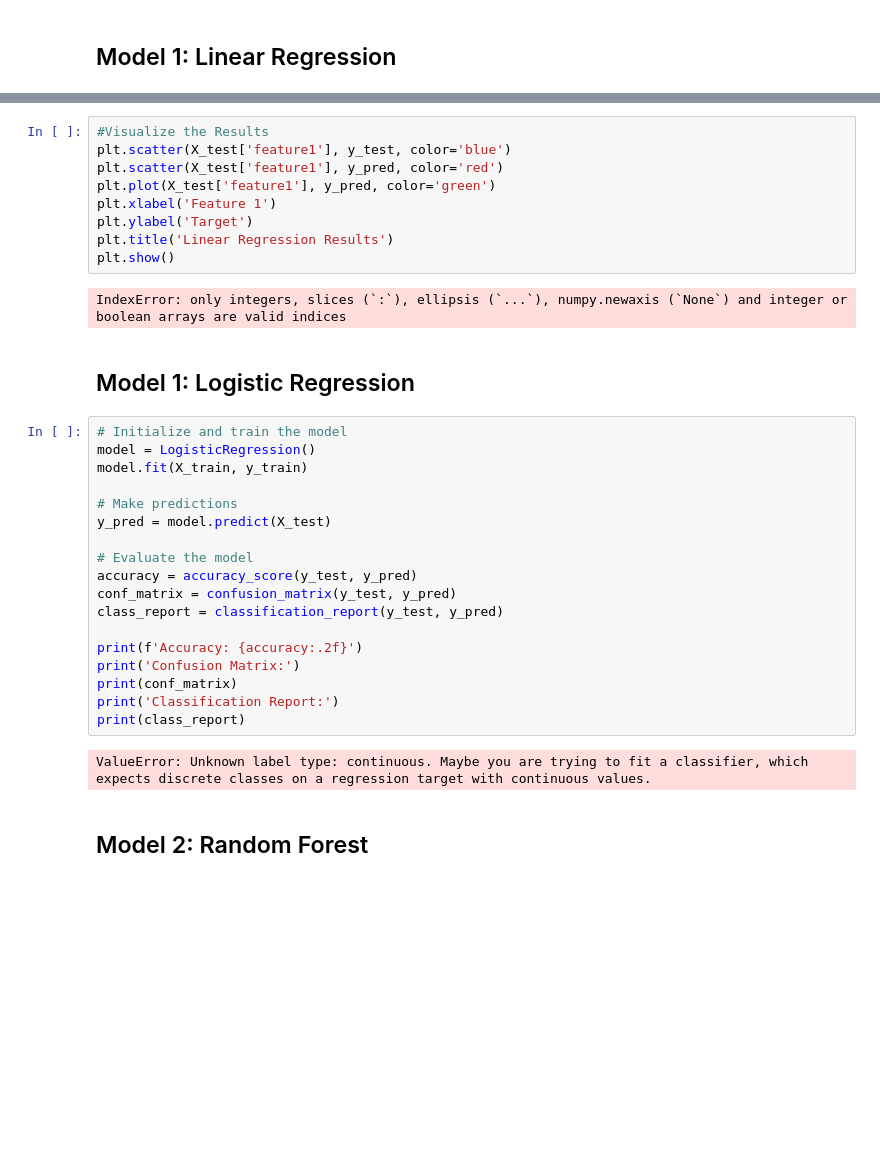
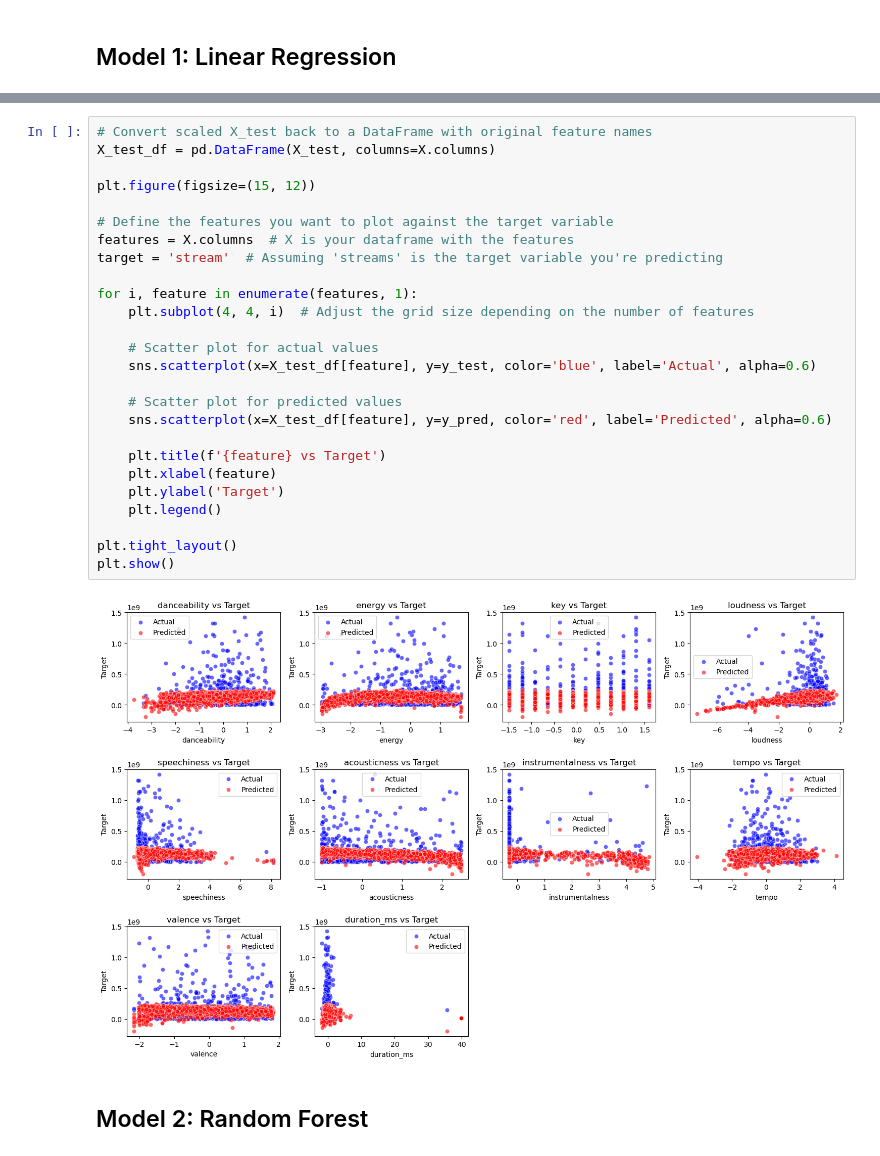
Before and after one commit to dparcon/Project_4_Group_2, a Jupyter notebook: spotify_youtube_song_analysis.ipynb, the cells around one changed output, grey strips where cells are left out. Saved outputs shown, nothing was run; the diff lists cells and outputs as text; blank space fills up the shorter version.

Commit message:
Addressed errors and added lr and rf models

```diff
--- a/spotify_youtube_song_analysis.ipynb
+++ b/spotify_youtube_song_analysis.ipynb
@@ -389,35 +407,30 @@ R-squared: 0.028128117539183206
-# %%
-#Visualize the Results
-plt.scatter(X_test['feature1'], y_test, color='blue')
-plt.scatter(X_test['feature1'], y_pred, color='red')
-plt.plot(X_test['feature1'], y_pred, color='green')
-plt.xlabel('Feature 1')
-plt.ylabel('Target')
-plt.title('Linear Regression Results')
-plt.show()
-# %% [output]
-IndexError: only integers, slices (`:`), ellipsis (`...`), numpy.newaxis (`None`) and integer or boolean arrays are valid indices
-# %% [markdown]
-## Model 1: Logistic Regression
-# %%
-# Initialize and train the model
-model = LogisticRegression()
-model.fit(X_train, y_train)
-
-# Make predictions
-y_pred = model.predict(X_test)
-
-# Evaluate the model
-accuracy = accuracy_score(y_test, y_pred)
-conf_matrix = confusion_matrix(y_test, y_pred)
-class_report = classification_report(y_test, y_pred)
-
-print(f'Accuracy: {accuracy:.2f}')
-print('Confusion Matrix:')
-print(conf_matrix)
-print('Classification Report:')
-print(class_report)
-# %% [output]
-ValueError: Unknown label type: continuous. Maybe you are trying to fit a classifier, which expects discrete classes on a regression target with continuous values.
+# %%
+# Convert scaled X_test back to a DataFrame with original feature names
+X_test_df = pd.DataFrame(X_test, columns=X.columns)
+
+plt.figure(figsize=(15, 12))
+
+# Define the features you want to plot against the target variable
+features = X.columns  # X is your dataframe with the features
+target = 'stream'  # Assuming 'streams' is the target variable you're predicting
+
+for i, feature in enumerate(features, 1):
+    plt.subplot(4, 4, i)  # Adjust the grid size depending on the number of features
+
+    # Scatter plot for actual values
+    sns.scatterplot(x=X_test_df[feature], y=y_test, color='blue', label='Actual', alpha=0.6)
+
+    # Scatter plot for predicted values
+    sns.scatterplot(x=X_test_df[feature], y=y_pred, color='red', label='Predicted', alpha=0.6)
+
+    plt.title(f'{feature} vs Target')
+    plt.xlabel(feature)
+    plt.ylabel('Target')
+    plt.legend()
+
+plt.tight_layout()
+plt.show()
+# %% [output]
+[figure, added]
 # %% [markdown]
 ## Model 2: Random Forest
```
Also changed, not shown: parts of 6 cells of this notebook.
